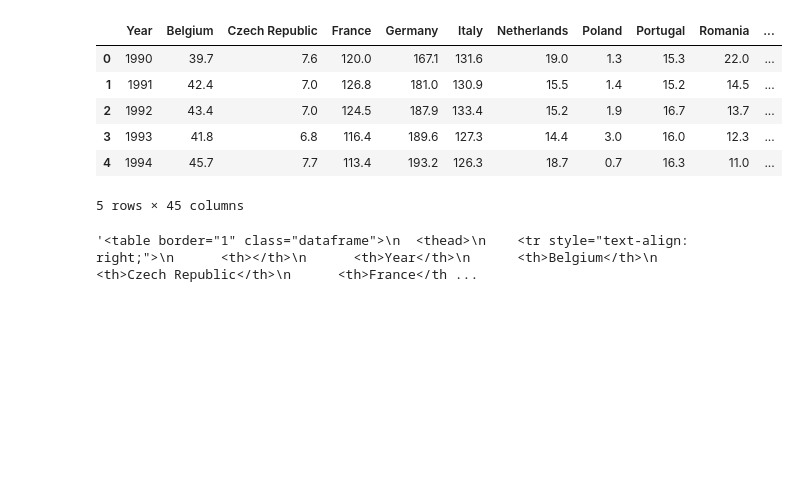
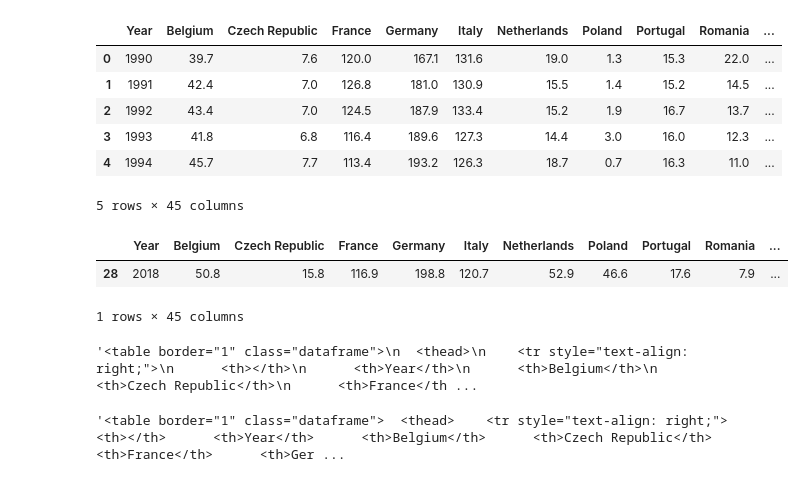
Before and after one commit to tonitiri/Project2, a Jupyter notebook: Templates/Project2.ipynb, the cells around one changed output. Saved outputs shown, nothing was run; the diff lists cells and outputs as text; code cells hidden in the pictures; blank space fills up the shorter version.

```diff
--- a/Templates/Project2.ipynb
+++ b/Templates/Project2.ipynb
@@ -488,3 +519,10 @@ data_file_pd9.head()
 | 3 | 1993 | 41.8 | 6.8 | 116.4 | 189.6 | 127.3 | 14.4 | 3.0 | 16.0 | 12.3 | ... |
 | 4 | 1994 | 45.7 | 7.7 | 113.4 | 193.2 | 126.3 | 18.7 | 0.7 | 16.3 | 11.0 | ... |
 5 rows × 45 columns
+# %%
+data_file_pd9 = data_file_pd9.drop([x for x in range(0,28)])
+data_file_pd9
+# %% [output]
+|  | Year | Belgium | Czech Republic | France | Germany | Italy | Netherlands | Poland | Portugal | Romania | ... |
+| 28 | 2018 | 50.8 | 15.8 | 116.9 | 198.8 | 120.7 | 52.9 | 46.6 | 17.6 | 7.9 | ... |
+1 rows × 45 columns
@@ -494,3 +534,8 @@ html_table = data_file_pd9.to_html()
 html_table
 # %% [output]
 '<table border="1" class="dataframe">\n  <thead>\n    <tr style="text-align: right;">\n      <th></th>\n      <th>Year</th>\n      <th>Belgium</th>\n      <th>Czech Republic</th>\n      <th>France</th ...
+# %%
+html_table = html_table.replace('\n',"")
+html_table
+# %% [output]
+'<table border="1" class="dataframe">  <thead>    <tr style="text-align: right;">      <th></th>      <th>Year</th>      <th>Belgium</th>      <th>Czech Republic</th>      <th>France</th>      <th>Ger ...
```
Also changed, not shown: parts of 19 cells of this notebook, 1 other file.
